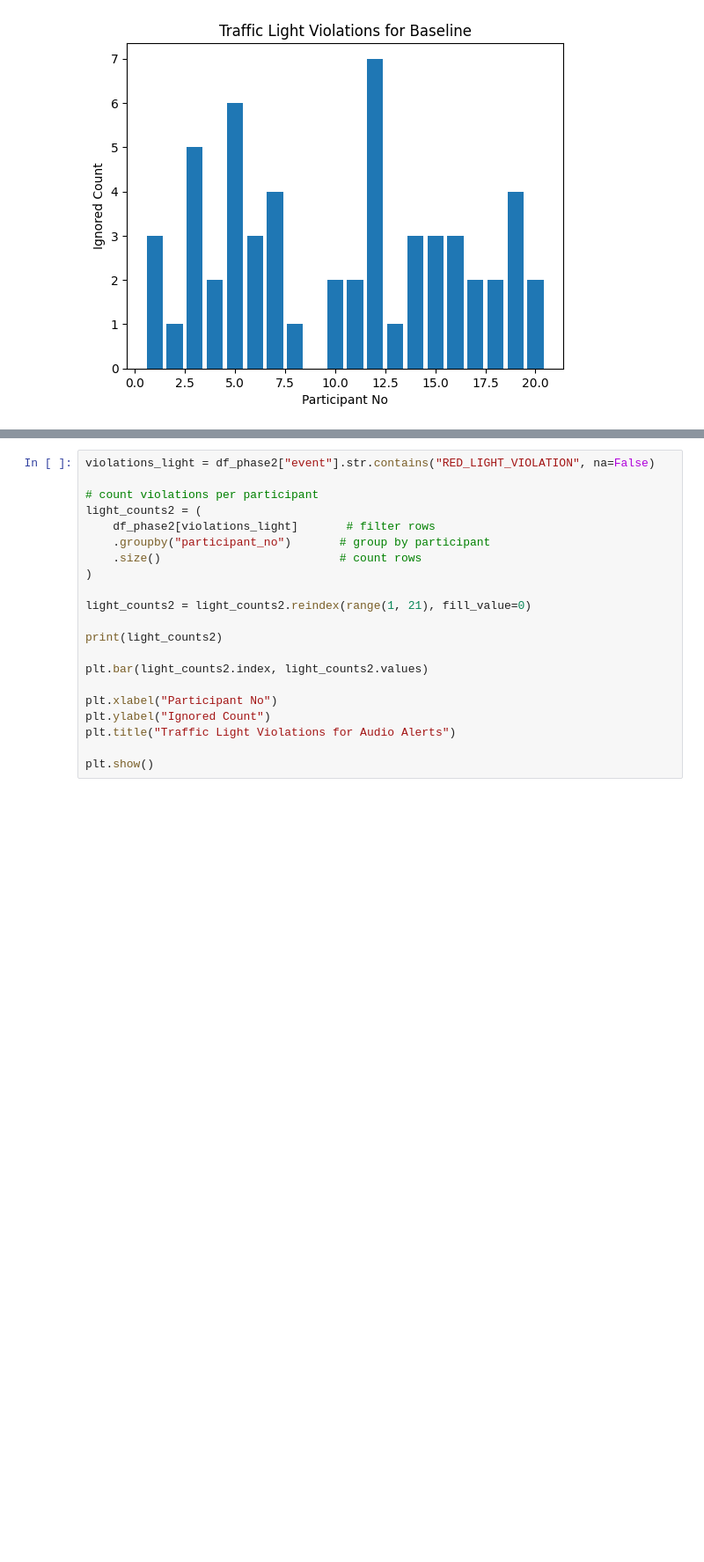
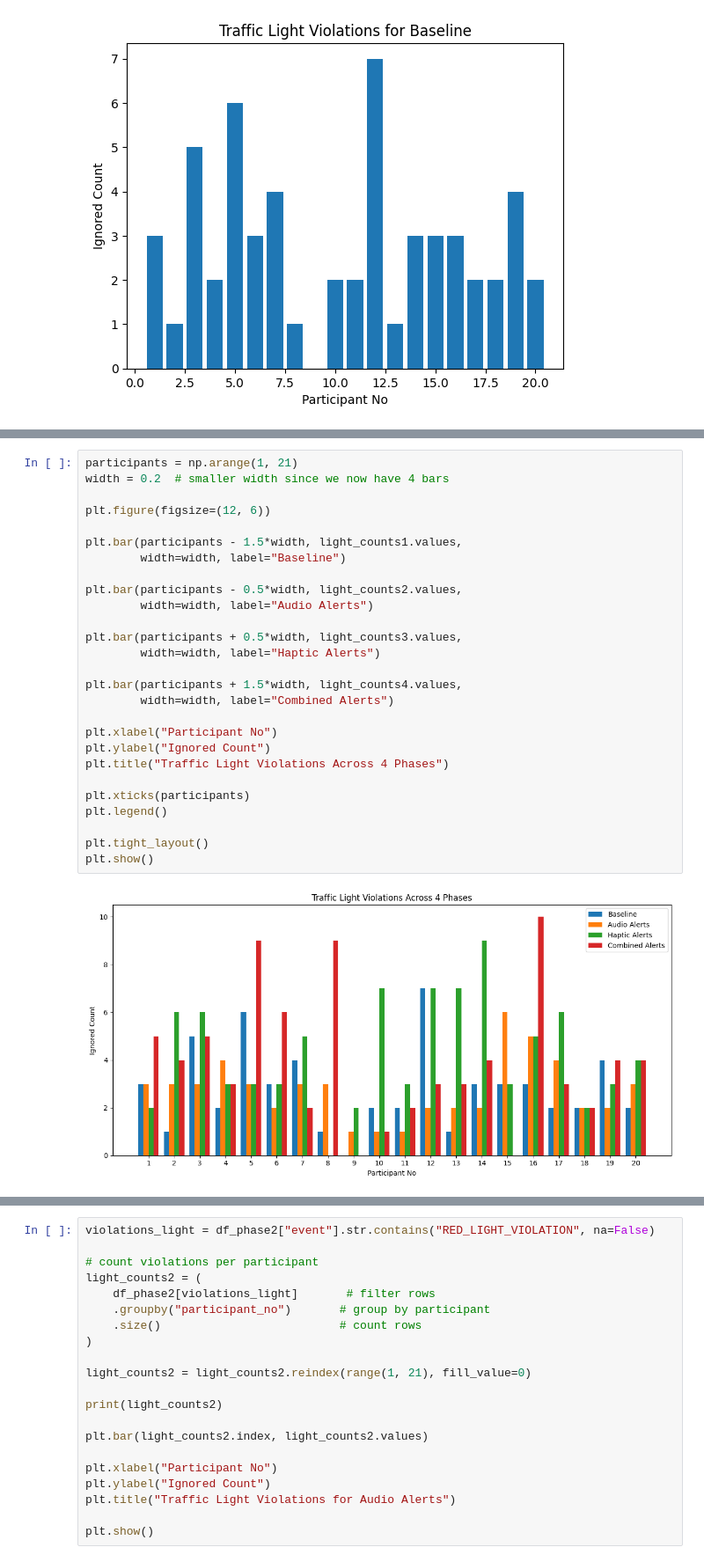
Before and after one commit to KeirAAAlcantara/SimAnalysis, a Jupyter notebook: Sim_Analysis.ipynb, the cells around one changed output, grey strips where cells are left out. Shown at 88% size. Saved outputs shown, nothing was run; the diff lists cells and outputs as text; blank space fills up the shorter version.

```diff
--- a/Sim_Analysis.ipynb
+++ b/Sim_Analysis.ipynb
@@ -814,0 +885,29 @@ dtype: int64
+# %%
+participants = np.arange(1, 21)
+width = 0.2  # smaller width since we now have 4 bars
+
+plt.figure(figsize=(12, 6))
+
+plt.bar(participants - 1.5*width, light_counts1.values,
+        width=width, label="Baseline")
+
+plt.bar(participants - 0.5*width, light_counts2.values,
+        width=width, label="Audio Alerts")
+
+plt.bar(participants + 0.5*width, light_counts3.values,
+        width=width, label="Haptic Alerts")
+
+plt.bar(participants + 1.5*width, light_counts4.values,
+        width=width, label="Combined Alerts")
+
+plt.xlabel("Participant No")
+plt.ylabel("Ignored Count")
+plt.title("Traffic Light Violations Across 4 Phases")
+
+plt.xticks(participants)
+plt.legend()
+
+plt.tight_layout()
+plt.show()
+# %% [output]
+[figure, added]
```
Also changed, not shown: parts of 16 cells of this notebook.
